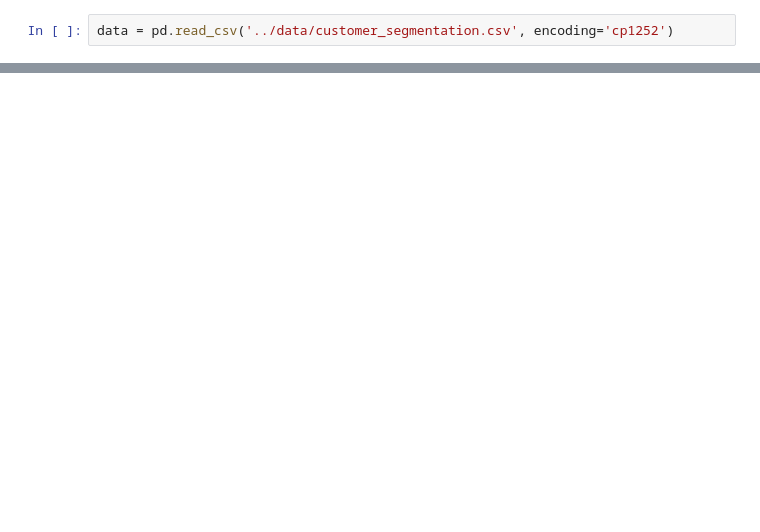
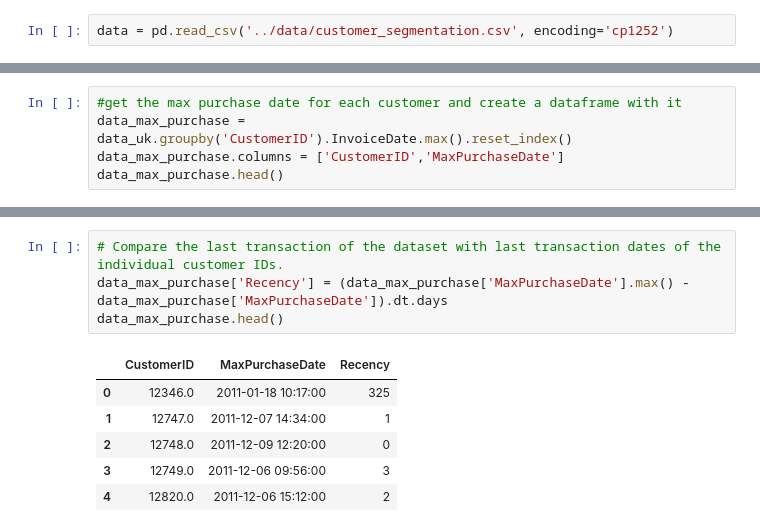
Before and after one commit to franklinjtan/Customer-Lifetime-Value-Prediction, a Jupyter notebook: code/main.ipynb, the cells around one changed output, grey strips where cells are left out. Saved outputs shown, nothing was run; the diff lists cells and outputs as text; blank space fills up the shorter version.

```diff
--- a/code/main.ipynb
+++ b/code/main.ipynb
@@ -35,0 +122,5 @@ data.head()
+# %%
+#get the max purchase date for each customer and create a dataframe with it
+data_max_purchase = data_uk.groupby('CustomerID').InvoiceDate.max().reset_index()
+data_max_purchase.columns = ['CustomerID','MaxPurchaseDate']
+data_max_purchase.head()
@@ -35,0 +134,11 @@ data.head()
+# %%
+# Compare the last transaction of the dataset with last transaction dates of the individual customer IDs.
+data_max_purchase['Recency'] = (data_max_purchase['MaxPurchaseDate'].max() - data_max_purchase['MaxPurchaseDate']).dt.days
+data_max_purchase.head()
+# %% [output]
+|  | CustomerID | MaxPurchaseDate | Recency |
+| 0 | 12346.0 | 2011-01-18 10:17:00 | 325 |
+| 1 | 12747.0 | 2011-12-07 14:34:00 | 1 |
+| 2 | 12748.0 | 2011-12-09 12:20:00 | 0 |
+| 3 | 12749.0 | 2011-12-06 09:56:00 | 3 |
+| 4 | 12820.0 | 2011-12-06 15:12:00 | 2 |
```
Also changed, not shown: parts of 77 cells of this notebook.
